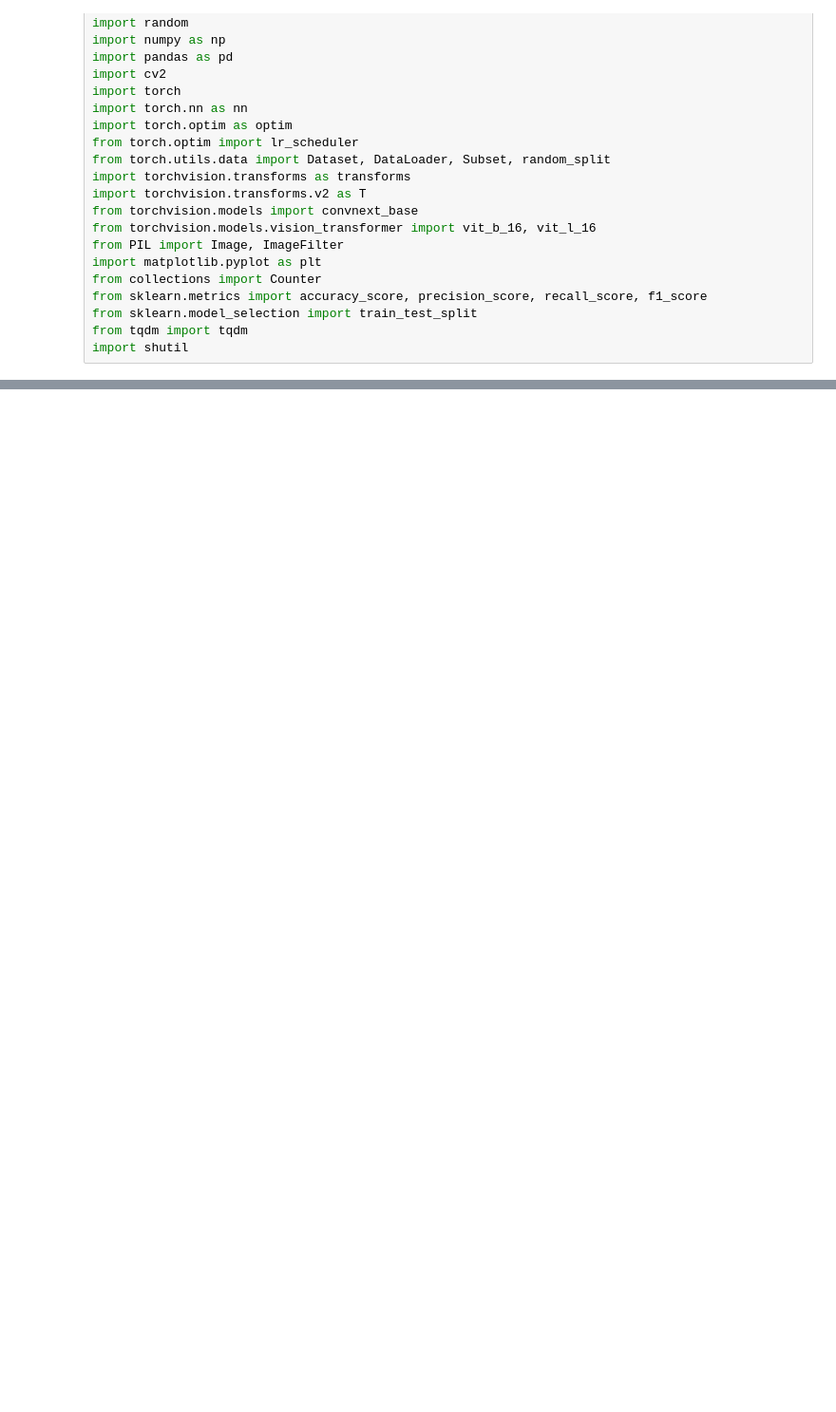
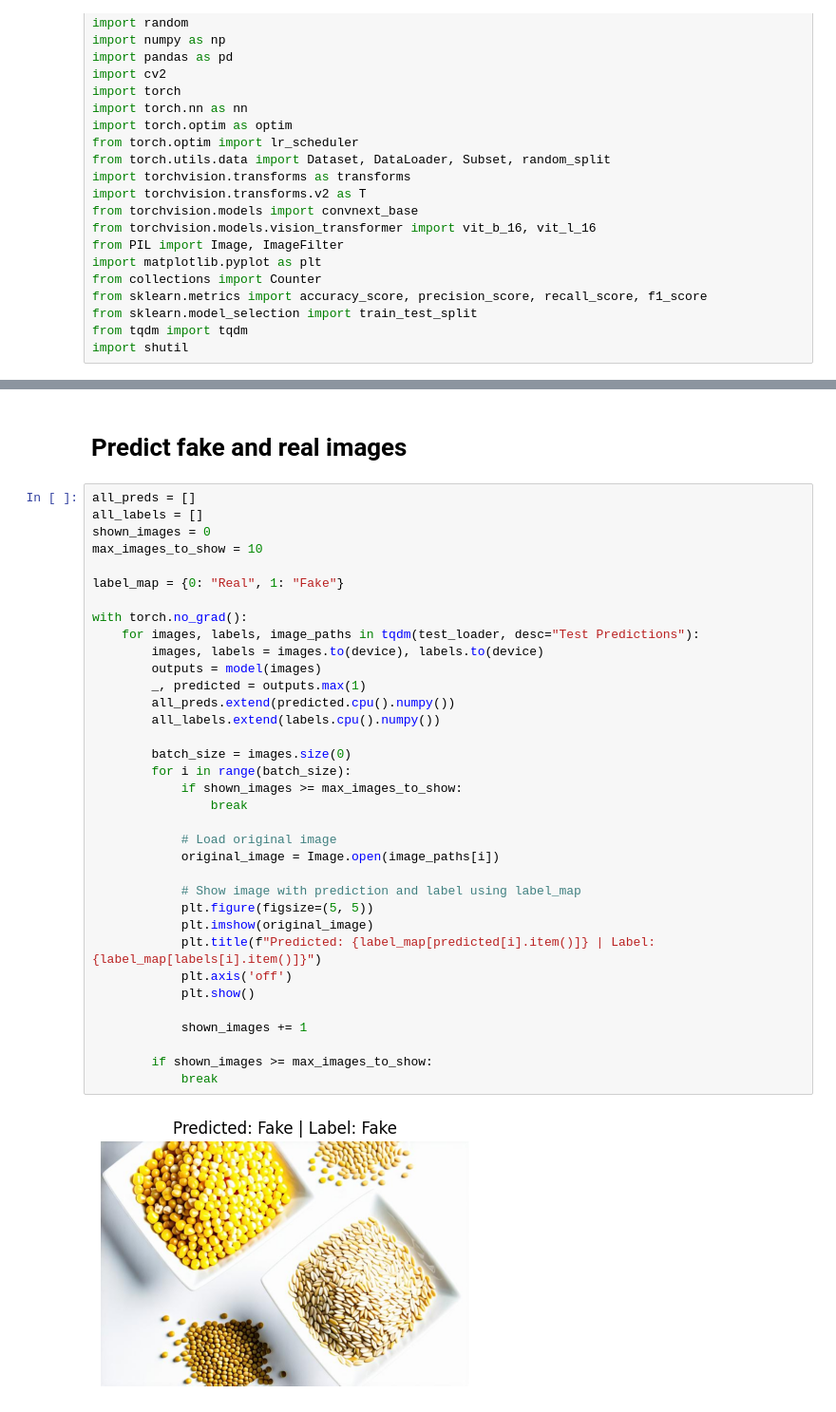
Before and after one commit to haoyuliao/ml-code-examples-HYL, a Jupyter notebook: detect_ai_vs_human_generated_images_Colab.ipynb, the cells around one changed output, grey strips where cells are left out. Shown at 95% size. Saved outputs shown, nothing was run; the diff lists cells and outputs as text; blank space fills up the shorter version.

```diff
--- a/detect_ai_vs_human_generated_images_Colab.ipynb
+++ b/detect_ai_vs_human_generated_images_Colab.ipynb
@@ -26,0 +643,39 @@ import shutil
+# %% [markdown]
+# Predict fake and real images
+# %%
+all_preds = []
+all_labels = []
+shown_images = 0
+max_images_to_show = 10
+
+label_map = {0: "Real", 1: "Fake"}
+
+with torch.no_grad():
+    for images, labels, image_paths in tqdm(test_loader, desc="Test Predictions"):
+        images, labels = images.to(device), labels.to(device)
+        outputs = model(images)
+        _, predicted = outputs.max(1)
+        all_preds.extend(predicted.cpu().numpy())
+        all_labels.extend(labels.cpu().numpy())
+
+        batch_size = images.size(0)
+        for i in range(batch_size):
+            if shown_images >= max_images_to_show:
+                break
+
+            # Load original image
+            original_image = Image.open(image_paths[i])
+
+            # Show image with prediction and label using label_map
+            plt.figure(figsize=(5, 5))
+            plt.imshow(original_image)
+            plt.title(f"Predicted: {label_map[predicted[i].item()]} | Label: {label_map[labels[i].item()]}")
+            plt.axis('off')
+            plt.show()
+
+            shown_images += 1
+
+        if shown_images >= max_images_to_show:
+            break
+# %% [output]
+[figure, added]
```
Also changed, not shown: parts of 21 cells of this notebook.
